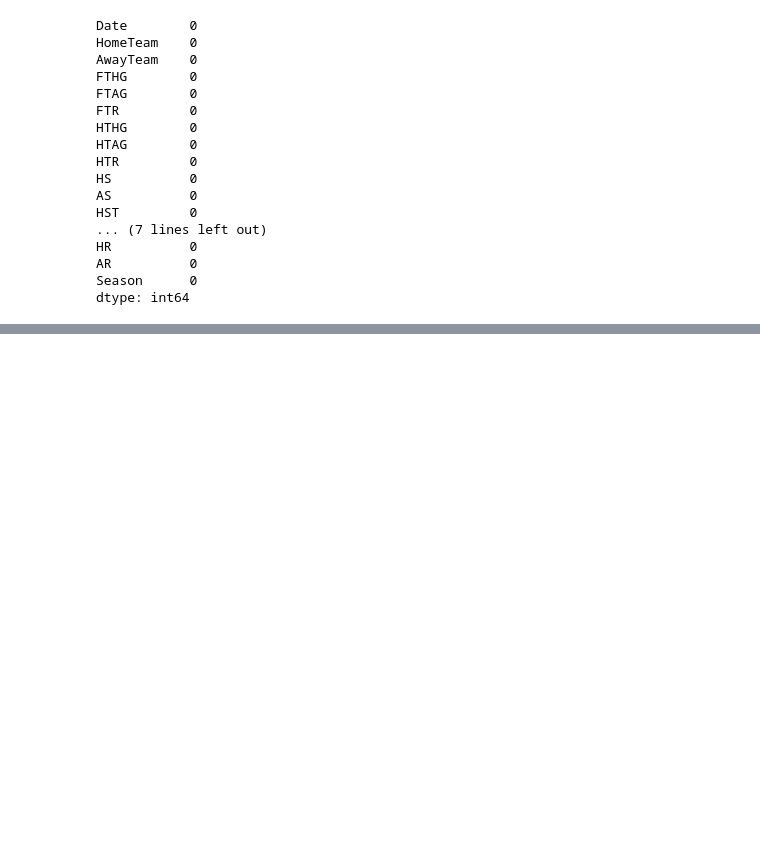
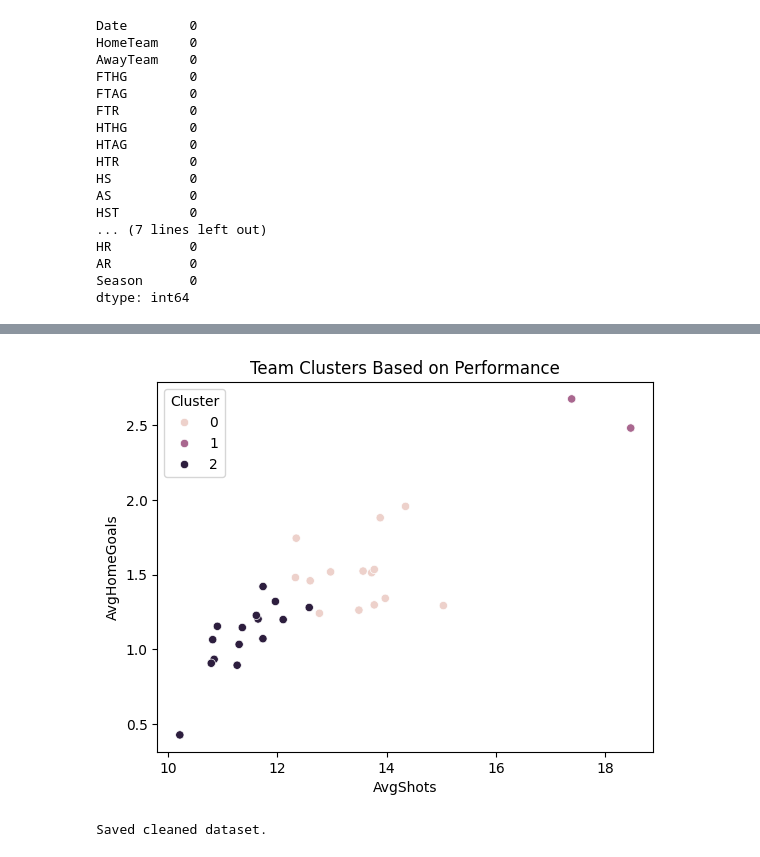
Before and after one commit to kamarrk/CMPT391Project2, a Jupyter notebook: analysis.ipynb, the cells around one changed output, grey strips where cells are left out. Saved outputs shown, nothing was run; the diff lists cells and outputs as text; code cells hidden in the pictures; blank space fills up the shorter version.

Commit message:
Updated analysis notebook with models

```diff
--- a/analysis.ipynb
+++ b/analysis.ipynb
@@ -174,0 +296,31 @@ df_clean.head(50)
+# %%
+#Unsupervised model
+from sklearn.preprocessing import StandardScaler
+from sklearn.cluster import KMeans
+
+team_stats = df_clean.groupby('HomeTeam').agg({
+    'FTHG': 'mean',
+    'FTAG': 'mean',
+    'HS': 'mean',
+    'HST': 'mean',
+    'HY': 'mean'
+}).reset_index()
+
+team_stats.columns = [
+    'Team',
+    'AvgHomeGoals',
+    'AvgGoalsConceded',
+    'AvgShots',
+    'AvgShotsOnTarget',
+    'AvgYellowCards'
+]
+
+features = team_stats[['AvgHomeGoals', 'AvgGoalsConceded', 'AvgShots', 'AvgShotsOnTarget', 'AvgYellowCards']]
+
+scaler = StandardScaler()
+scaled_features = scaler.fit_transform(features)
+
+kmeans = KMeans(n_clusters=3, random_state=42, n_init=10)
+team_stats['Cluster'] = kmeans.fit_predict(scaled_features)
+
+team_stats.head()
@@ -174,0 +334,12 @@ df_clean.head(50)
+# %%
+#Visualization
+sns.scatterplot(data=team_stats, x='AvgShots', y='AvgHomeGoals', hue='Cluster')
+plt.title("Team Clusters Based on Performance")
+plt.show()
+# %% [output]
+[figure, added]
+# %%
+df_clean.to_csv("data/cleaned_laliga.csv", index=False)
+print("Saved cleaned dataset.")
+# %% [output]
+Saved cleaned dataset.
```
Also changed, not shown: parts of 13 cells of this notebook.
